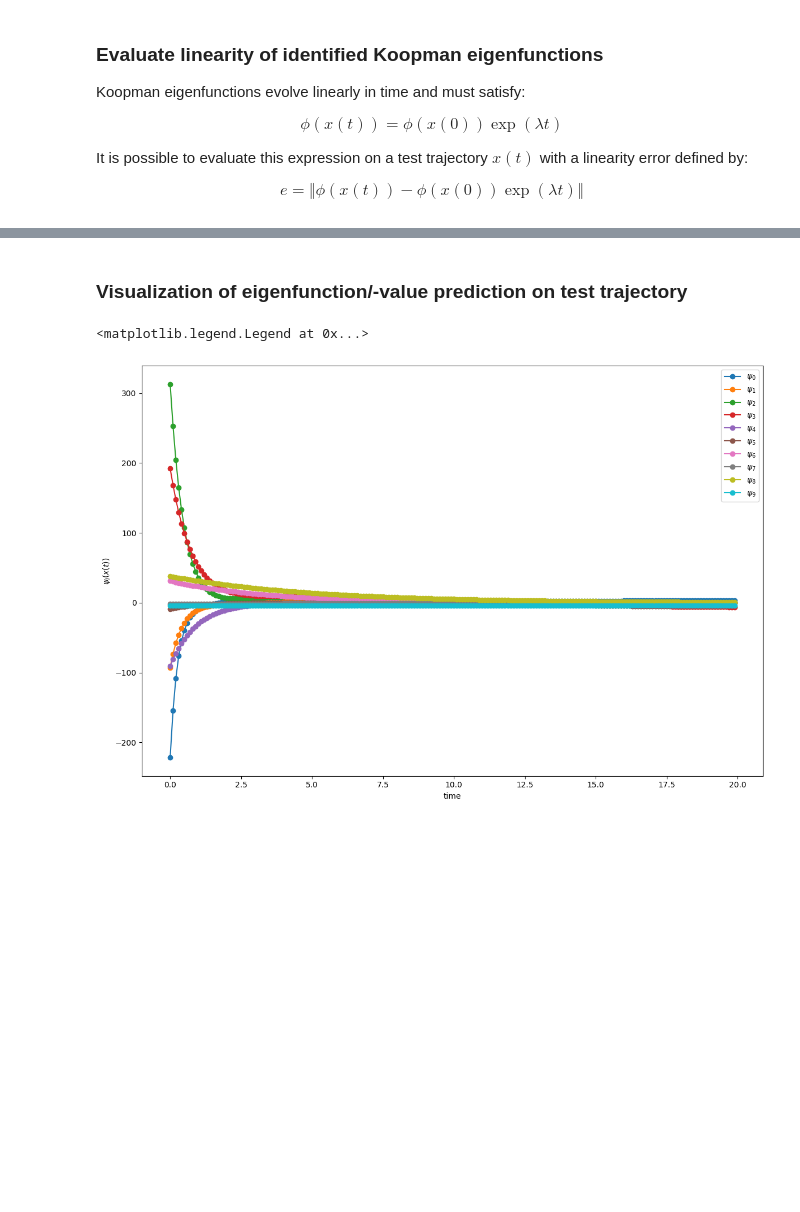
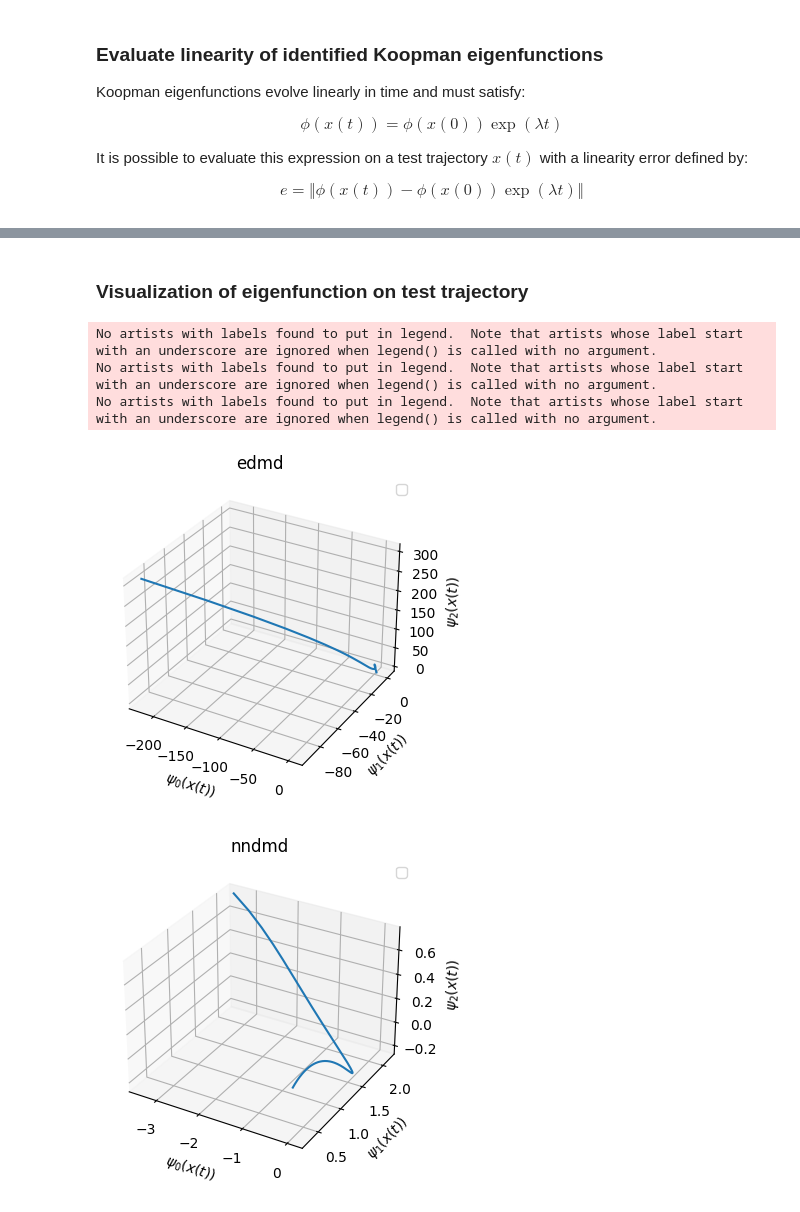
Before and after one commit to dynamicslab/pykoopman, a Jupyter notebook: examples/tutorial_koopman_eigenfunction_model_slow_manifold.ipynb, the cells around one changed output, grey strips where cells are left out. Drawn from its saved outputs; the diff is of its cells as text; code cells hidden in the pictures; blank space fills up the shorter version.

```diff
--- a/examples/tutorial_koopman_eigenfunction_model_slow_manifold.ipynb
+++ b/examples/tutorial_koopman_eigenfunction_model_slow_manifold.ipynb
@@ -109,18 +261,29 @@ Corresponding linearity error:  [1.042151265907488e-12, 1.703589523406232e-12, 2
 # %% [markdown]
-### Visualization of eigenfunction/-value prediction on test trajectory
+### Visualization of eigenfunction on test trajectory
-# %%
-fig, axs = plt.subplots(1, 1, sharex=True, tight_layout=True, figsize=(12, 8))
-
-phi_test = model.psi(Xtest)
-# phi_test_int = model.integrate_eigenfunction(t,Xtest[0:1,:])
-
-for i in range(phi_test.shape[0]):
-    axs.plot(t, np.real(phi_test)[i,:],'-o', label=r'$\psi_'+str(i)+'$')
-    # axs.plot(t, np.real(phi_test_int),'--r', label='EF')
-
-plt.xlabel('time')
-plt.ylabel(r'$\psi_i(x(t))$')
-plt.legend(loc='best')
-# %% [output]
-<matplotlib.legend.Legend at 0x...>
-[figure, removed]
+# %%
+from mpl_toolkits.mplot3d import Axes3D
+
+phi_edmd_test = model_edmd.psi(Xtest)
+phi_nn_test = model.psi(Xtest)
+phi_nn_d_test = model_d.psi(Xtest)
+
+title_list = ['edmd','nndmd','nndmd-dissipative']
+phi_list = [phi_edmd_test, phi_nn_test, phi_nn_d_test]
+
+for i in range(3):
+    phi = phi_list[i]
+    fig = plt.figure(figsize=(4,4))
+    ax = fig.add_subplot(111, projection='3d')
+    ax.plot(np.real(phi)[0,:],np.real(phi)[1,:],np.real(phi)[2,:])
+    ax.set_xlabel(r'$\psi_0(x(t))$')
+    ax.set_ylabel(r'$\psi_1(x(t))$')
+    ax.set_zlabel(r'$\psi_2(x(t))$')
+
+    plt.title(title_list[i])
+    plt.legend(loc='best')
+# %% [output]
+No artists with labels found to put in legend.  Note that artists whose label start with an underscore are ignored when legend() is called with no argument.
+No artists with labels found to put in legend.  Note that artists whose label start with an underscore are ignored when legend() is called with no argument.
+No artists with labels found to put in legend.  Note that artists whose label start with an underscore are ignored when legend() is called with no argument.
+[figure, added]
+[figure, added]
```
Also changed, not shown: parts of 18 cells of this notebook, 10 other files.
